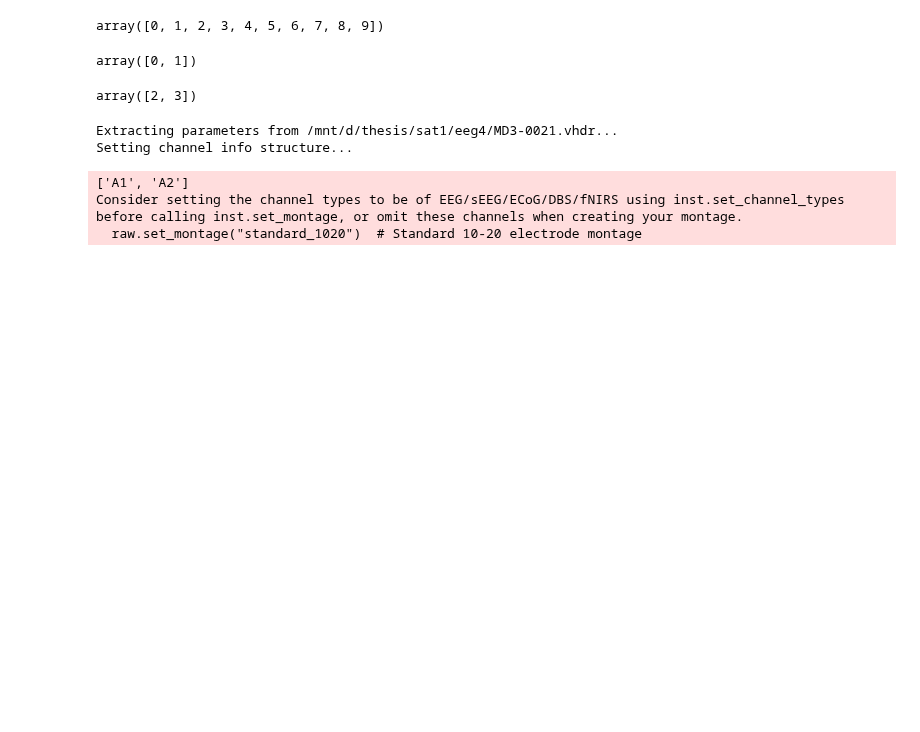
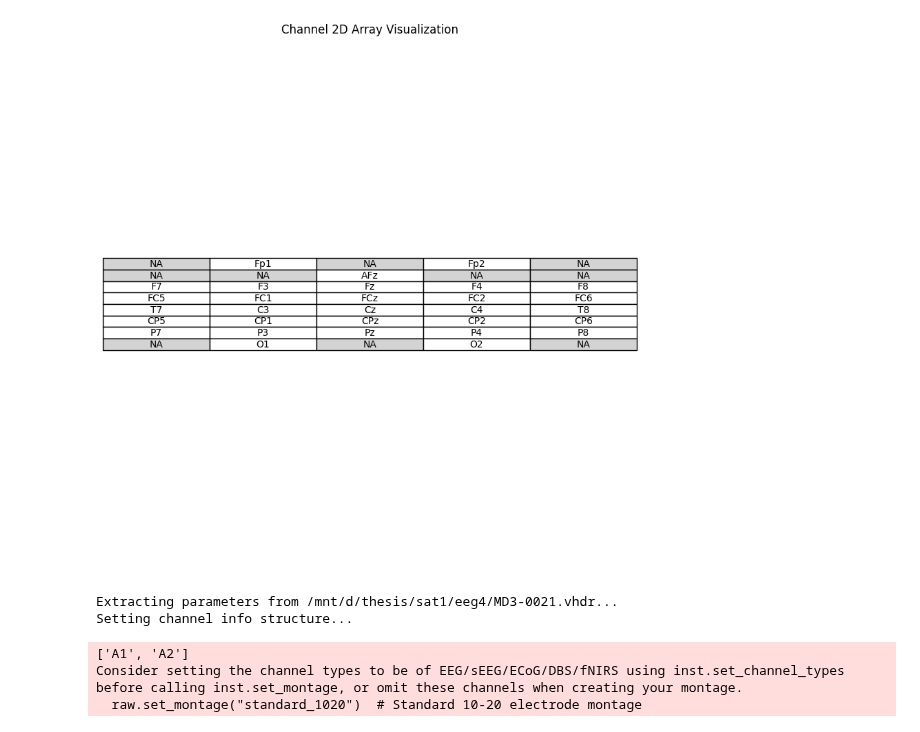
Before and after one commit to rickdott/hmp-ai, a Jupyter notebook: testing.ipynb, the cells around one changed output. Saved outputs shown, nothing was run; the diff lists cells and outputs as text; code cells hidden in the pictures; blank space fills up the shorter version.

```diff
--- a/testing.ipynb
+++ b/testing.ipynb
@@ -6,15 +1,29 @@ s_2 = slice(2, 4)
-# %%
-arr
-# %% [output]
-array([0, 1, 2, 3, 4, 5, 6, 7, 8, 9])
-# %%
-arr[s_1]
-# %% [output]
-array([0, 1])
-# %%
-arr[s_2]
-# %% [output]
-array([2, 3])
+# %%
+from shared.utilities import CHANNELS_2D
+import matplotlib.pyplot as plt
+
+fig, ax = plt.subplots(figsize=(10, 10))  # Set the figure size
+ax.axis('tight')
+ax.axis('off')
+# Create a table and populate it with the data
+table_data = []
+# columns = ['Col1', 'Col2', 'Col3', 'Col4', 'Col5']  # You can name columns as per your requirement
+for row in CHANNELS_2D:
+    table_data.append(row)
+
+table = ax.table(cellText=table_data, cellLoc = 'center', loc='center')
+
+# Optionally: Style the table with color
+colors = [["lightgray" if cell == "NA" else "white" for cell in row] for row in CHANNELS_2D]
+for i, row in enumerate(colors):
+    for j, color in enumerate(row):
+        table[(i,j)].set_facecolor(color)
+
+plt.title('Channel 2D Array Visualization')
+
+plt.show()
+# %% [output]
+[figure, added]
 # %%
 import mne
 from pathlib import Path
```
Also changed, not shown: parts of 5 cells of this notebook, 4 other files.
